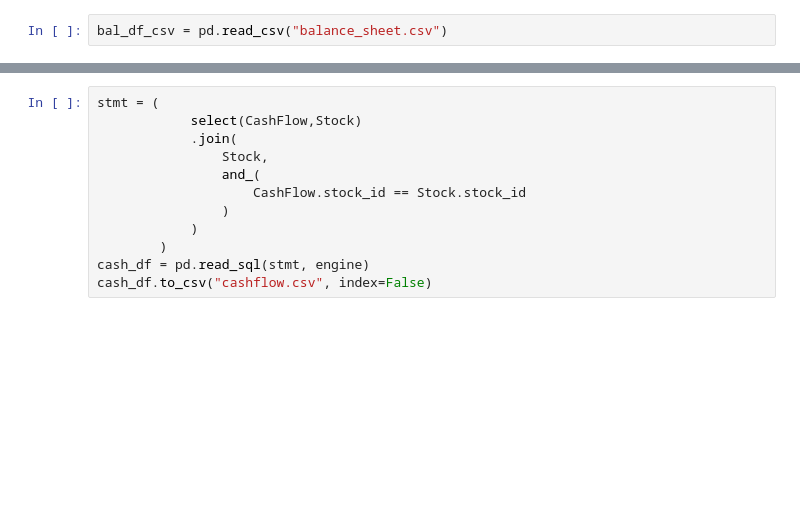
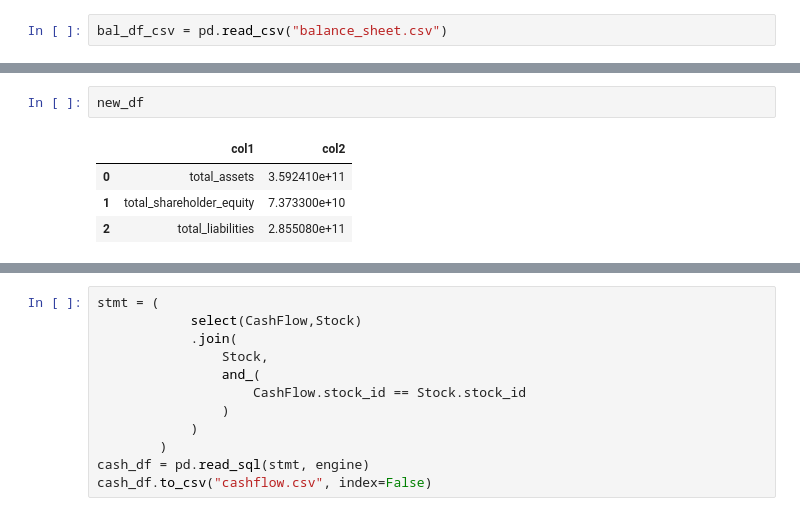
Before and after one commit to kumarbyes/project_stock_analysis, a Jupyter notebook: analysis_using_plotly_dash/dash_app.ipynb, the cells around one changed output, grey strips where cells are left out. Drawn from its saved outputs; the diff is of its cells as text; blank space fills up the shorter version.

```diff
--- a/analysis_using_plotly_dash/dash_app.ipynb
+++ b/analysis_using_plotly_dash/dash_app.ipynb
@@ -150,0 +165,7 @@ bal_df_csv = pd.read_csv("balance_sheet.csv")
+# %%
+new_df
+# %% [output]
+|  | col1 | col2 |
+| 0 | total_assets | 3.592410e+11 |
+| 1 | total_shareholder_equity | 7.373300e+10 |
+| 2 | total_liabilities | 2.855080e+11 |
```
Also changed, not shown: parts of 15 cells of this notebook, 2 other files.
